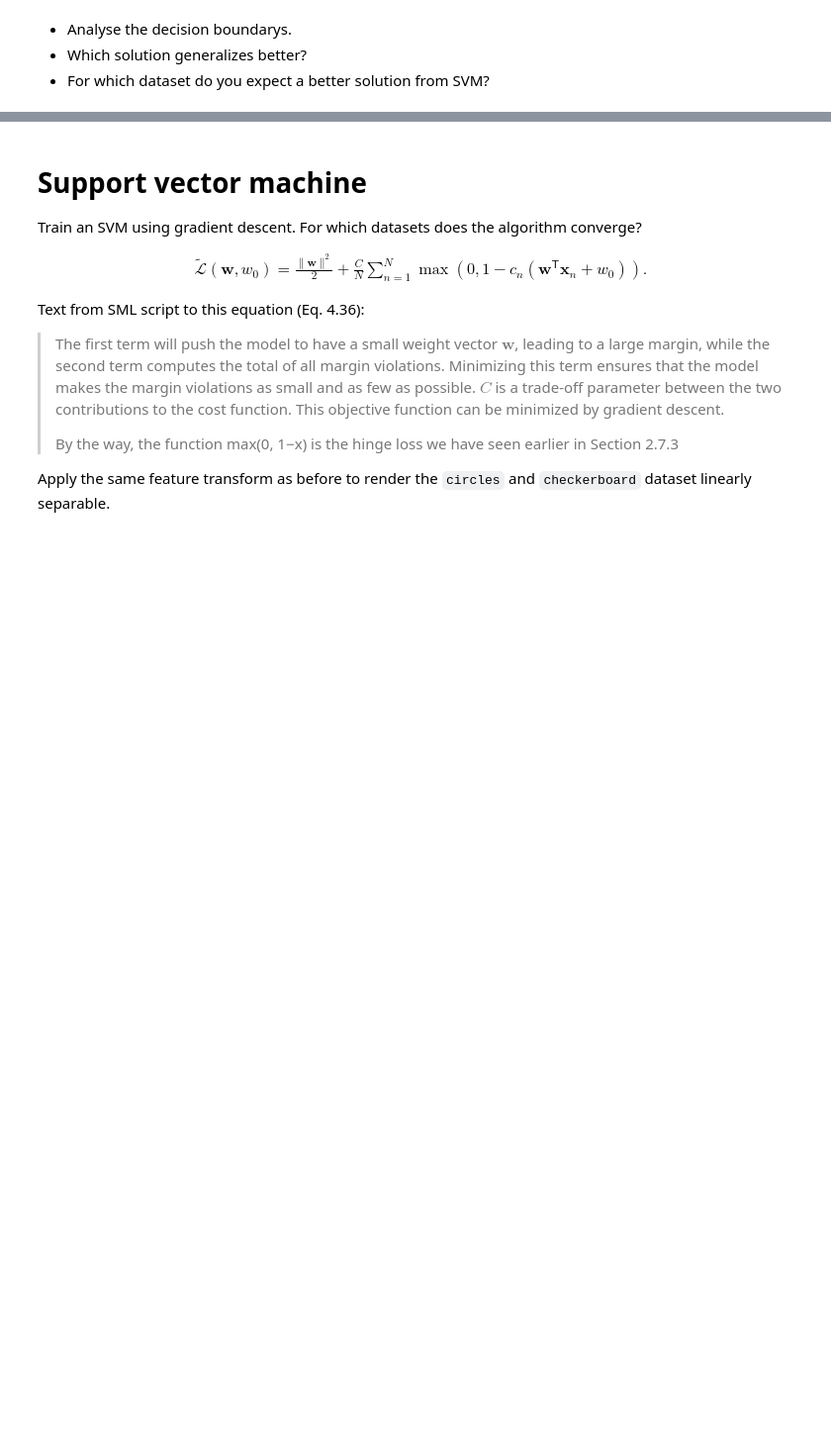
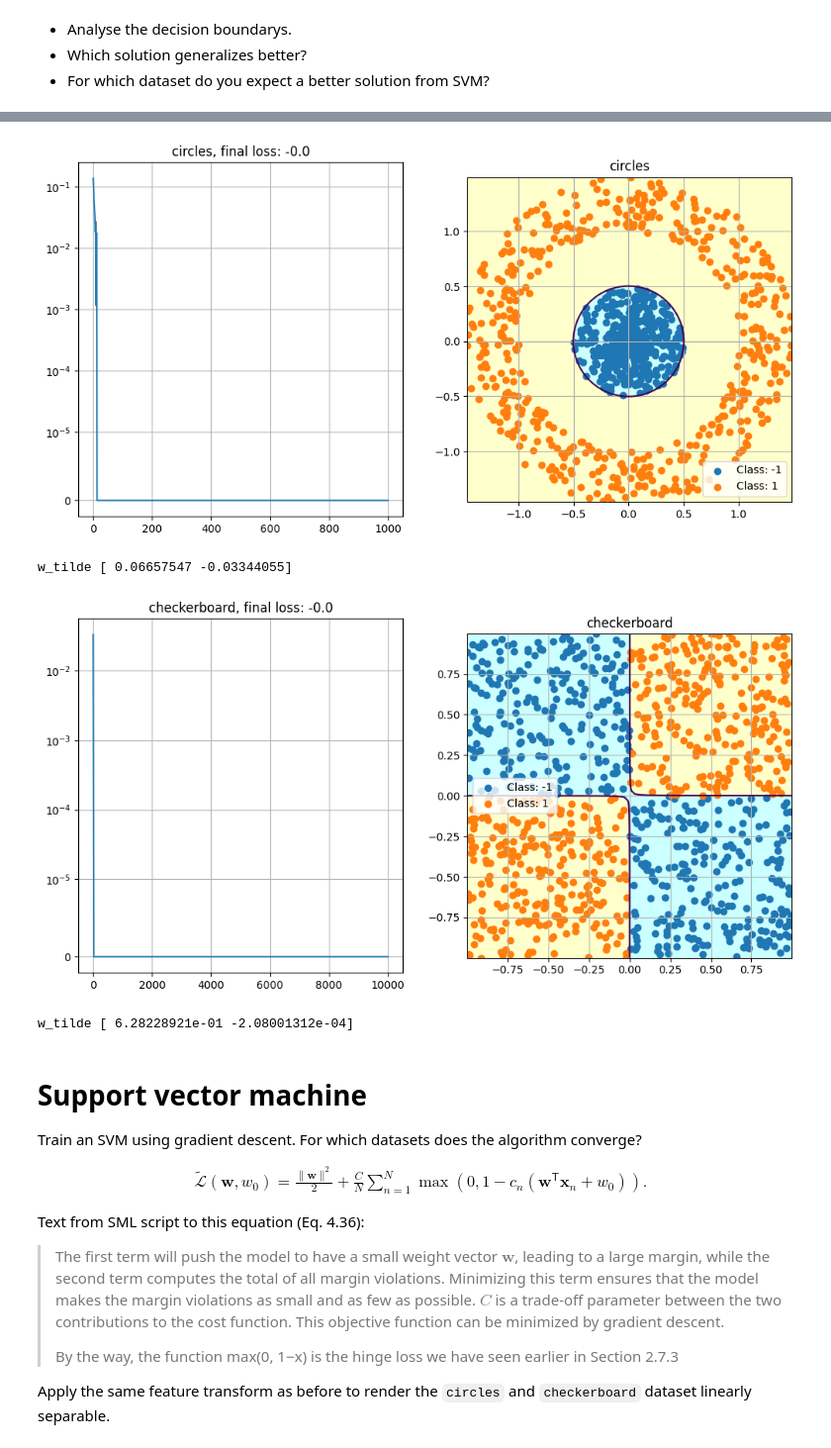
Before and after one commit to dns1403/Numerik-Seminar-Vortrag-Code, a Jupyter notebook: SaML/p3_template.ipynb, the cells around one changed output, grey strips where cells are left out. Shown at 99% size. Saved outputs shown, nothing was run; the diff lists cells and outputs as text; code cells hidden in the pictures; blank space fills up the shorter version.

```diff
--- a/SaML/p3_template.ipynb
+++ b/SaML/p3_template.ipynb
@@ -257,13 +271,18 @@ plot_transformed_features_dataset(
 # %%
 fit_and_plot(
     circles,
-    transform_fn=lambda x: ???
+    transform_fn=lambda x: np.linalg.norm(x, axis=-1, keepdims=True),
 )
 fit_and_plot(
     checkerboard,
     iterations=10000,
-    transform_fn=lambda x: ???
+    transform_fn=lambda x: np.prod(x, axis=-1, keepdims=True),
 )
+# %% [output]
+[figure, added]
+w_tilde [ 0.06657547 -0.03344055]
+[figure, added]
+w_tilde [ 6.28228921e-01 -2.08001312e-04]
 # %% [markdown]
 # Support vector machine
 
```
Also changed, not shown: parts of 28 cells of this notebook, 5 other files.
